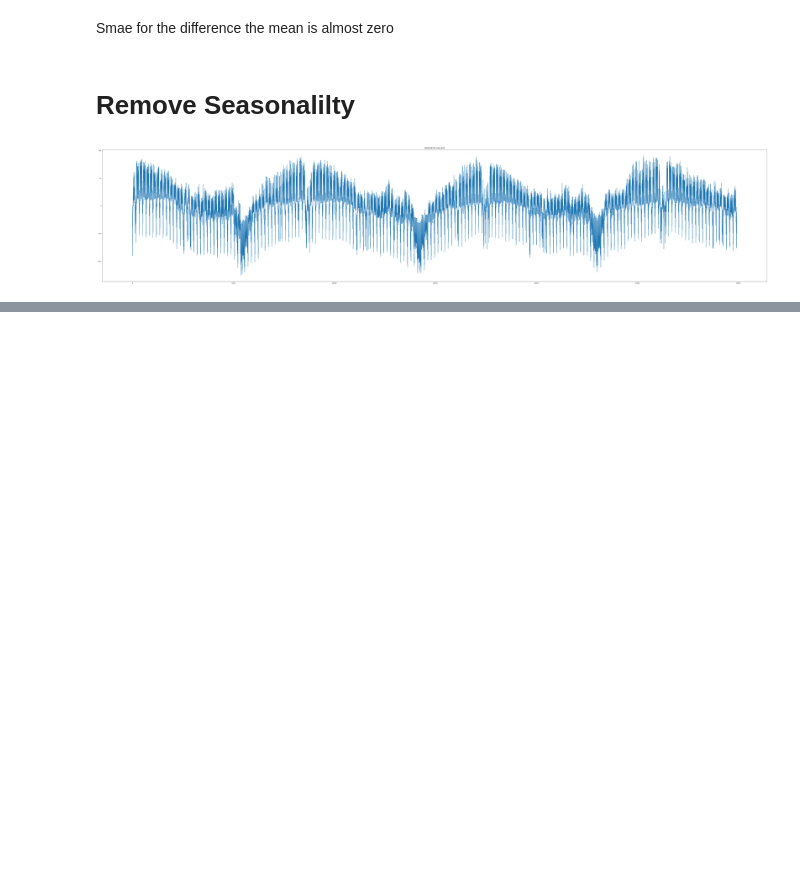
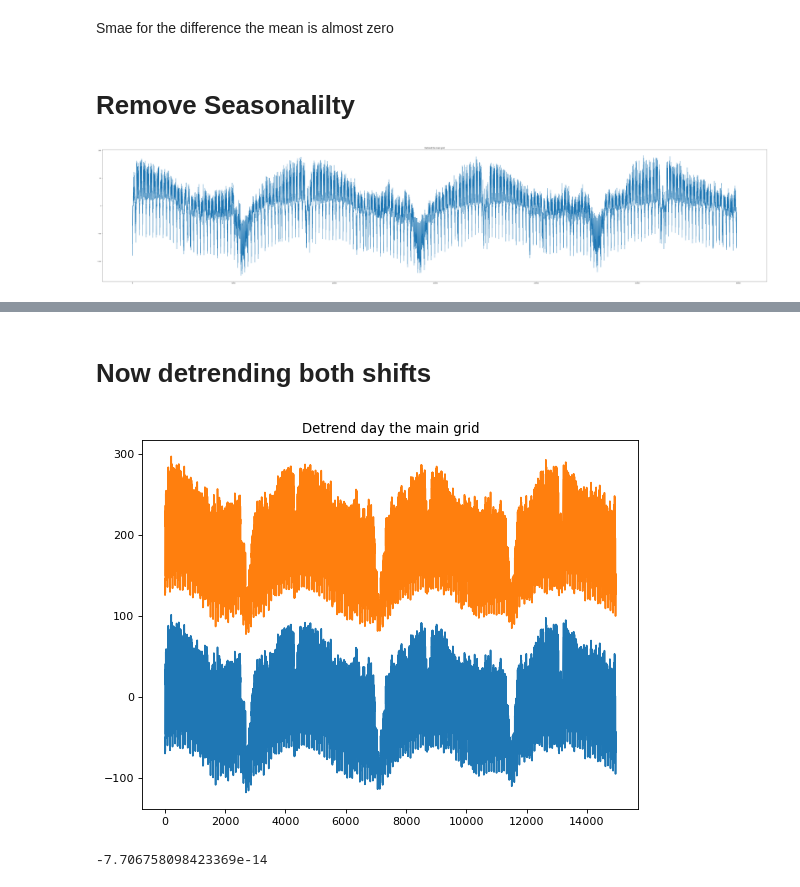
Before and after one commit to as-cal8/KDDM2-2022, a Jupyter notebook: Notebook_timeseries.ipynb, the cells around one changed output, grey strips where cells are left out. Cells and saved outputs as stored; diff of their text form; code cells hidden in the pictures; blank space fills up the shorter version.

```diff
--- a/Notebook_timeseries.ipynb
+++ b/Notebook_timeseries.ipynb
@@ -210,0 +230,16 @@ plt.show()
+# %% [markdown]
+# Now detrending both shifts
+# %%
+detrend_day = signal.detrend(df_day['mainGrid'])
+
+figure(figsize=(8, 6), dpi=80)
+
+plt.plot(detrend_day)
+plt.plot(df_day['mainGrid'])
+
+plt.title("Detrend day the main grid")
+plt.show()
+detrend_day.mean()
+# %% [output]
+[figure, added]
+-7.706758098423369e-14
```
Also changed, not shown: parts of 15 cells of this notebook.
